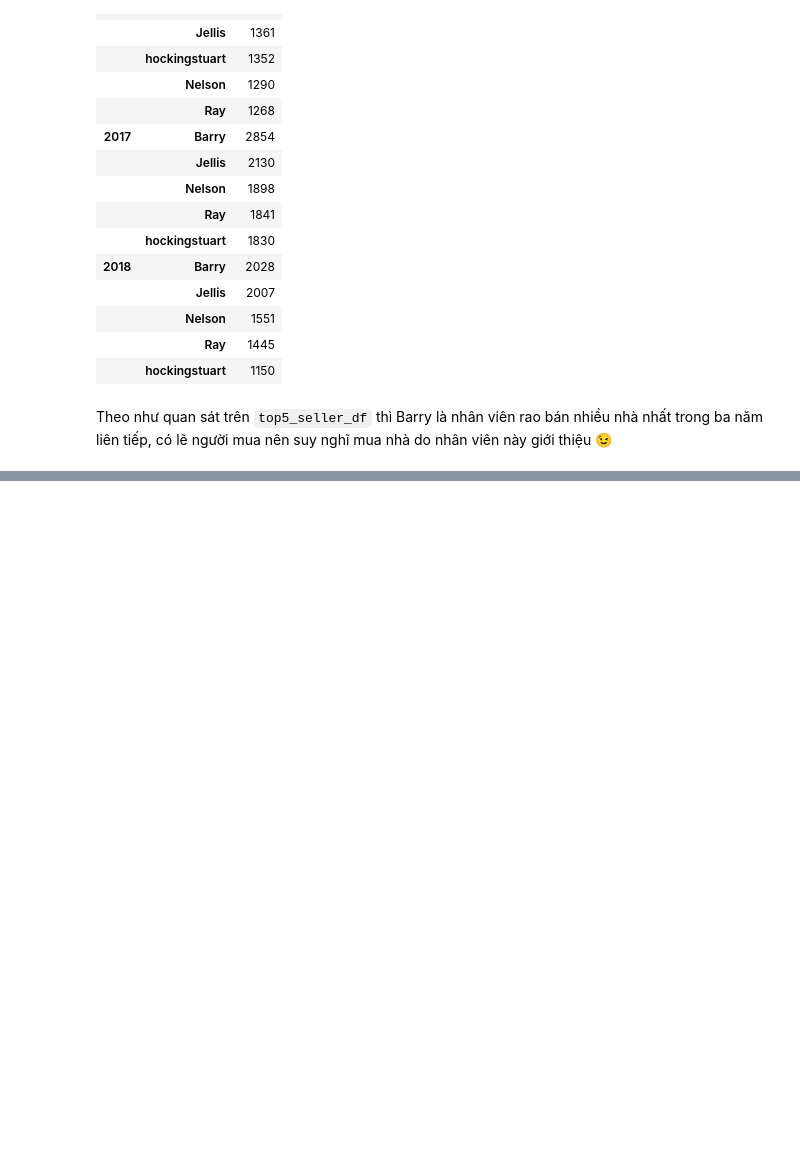
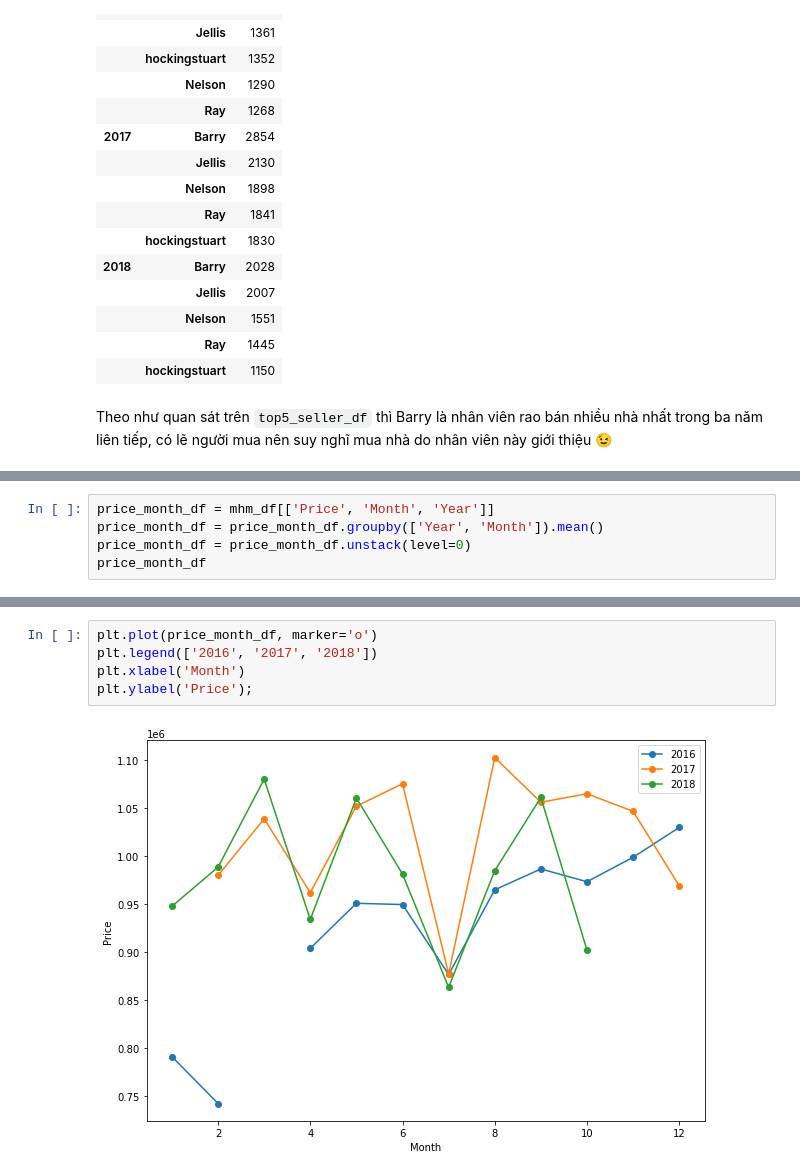
Before and after one commit to phanvoquyen/L-p-tr-nh-cho-Khoa-h-c-D-li-u, a Jupyter notebook: Code/18120509_18120529.ipynb, the cells around one changed output, grey strips where cells are left out. Cells and saved outputs as stored; diff of their text form; blank space fills up the shorter version.

```diff
--- a/Code/18120509_18120529.ipynb
+++ b/Code/18120509_18120529.ipynb
@@ -446,0 +496,5 @@ Theo như quan sát trên `top5_seller_df` thì Barry là nhân viên rao bán n
+# %%
+price_month_df = mhm_df[['Price', 'Month', 'Year']]
+price_month_df = price_month_df.groupby(['Year', 'Month']).mean()
+price_month_df = price_month_df.unstack(level=0)
+price_month_df
@@ -446,0 +517,7 @@ Theo như quan sát trên `top5_seller_df` thì Barry là nhân viên rao bán n
+# %%
+plt.plot(price_month_df, marker='o')
+plt.legend(['2016', '2017', '2018'])
+plt.xlabel('Month')
+plt.ylabel('Price');
+# %% [output]
+[figure, added]
```
Also changed, not shown: parts of 12 cells of this notebook.
